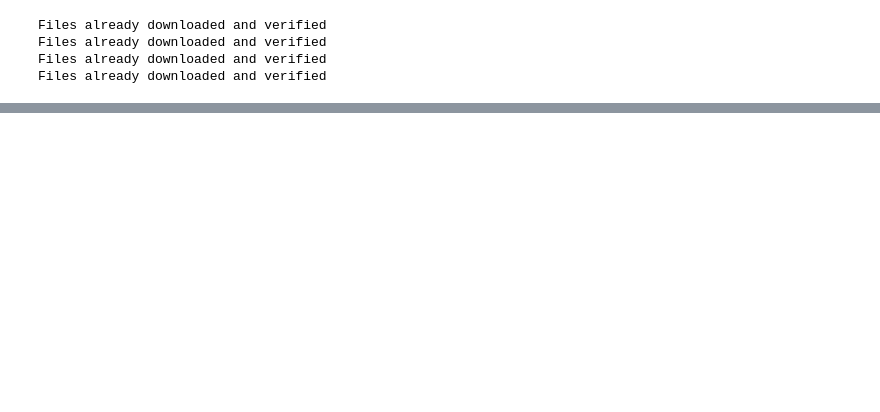
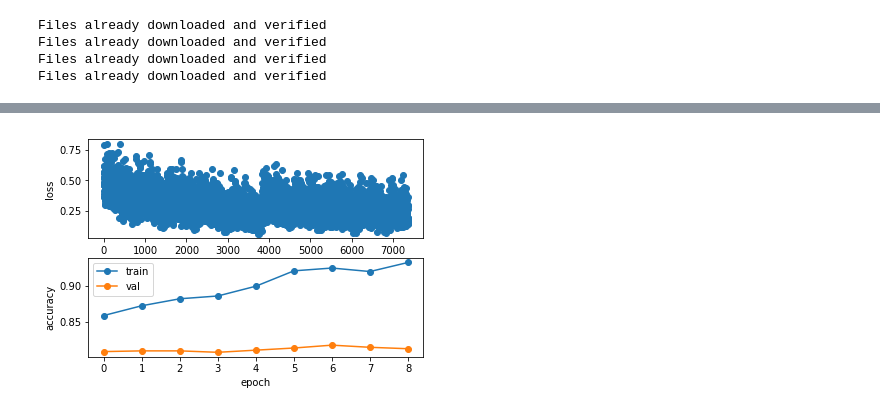
Before and after one commit to dragonbook/cs231n-assignments, a Jupyter notebook: assignment2/my2/depthNet.ipynb, the cells around one changed output, grey strips where cells are left out. Drawn from its saved outputs; the diff is of its cells as text; code cells hidden in the pictures; blank space fills up the shorter version.

```diff
--- a/assignment2/my2/depthNet.ipynb
+++ b/assignment2/my2/depthNet.ipynb
@@ -233,0 +294,4 @@ Non-trainable params: 0
+# %%
+show_solver_training(sf_solver)
+# %% [output]
+[figure, added]
```
Also changed, not shown: parts of 14 cells of this notebook.
